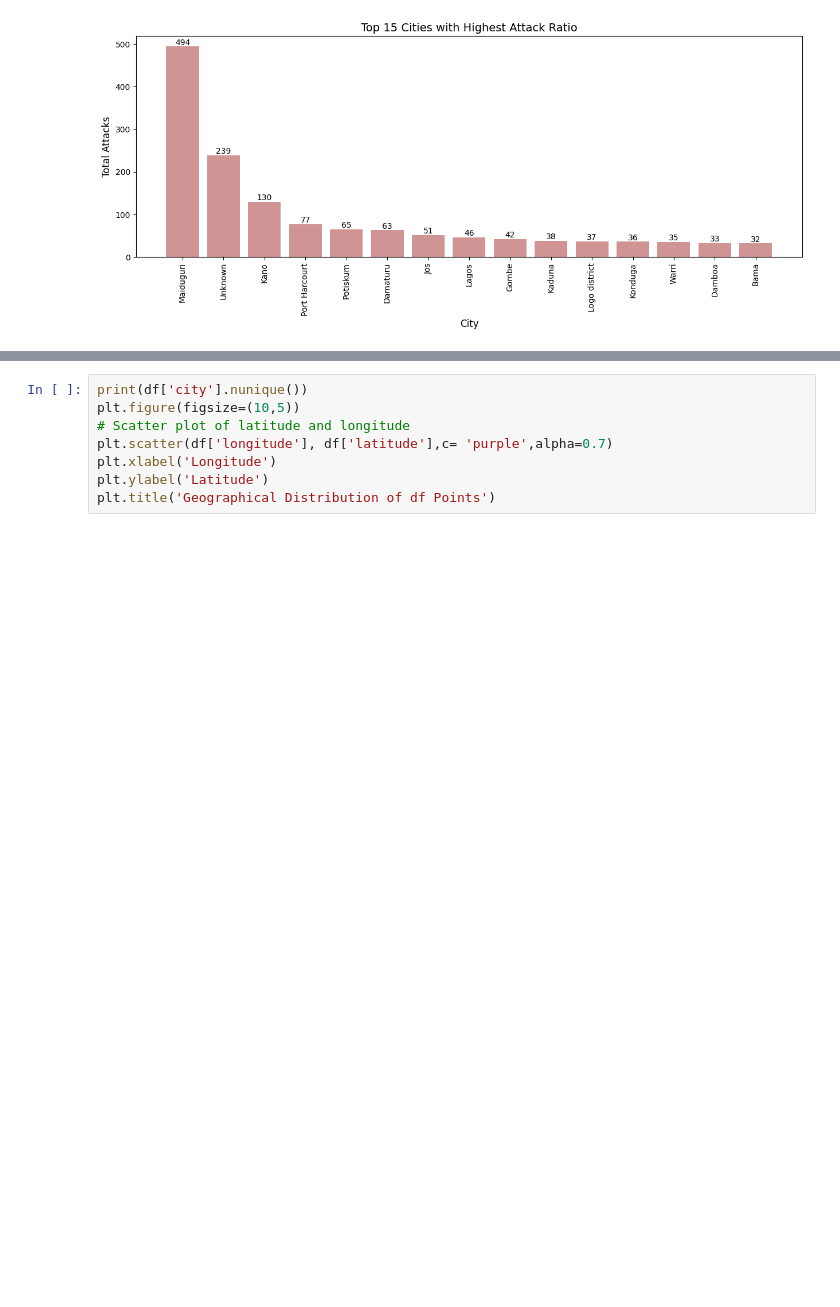
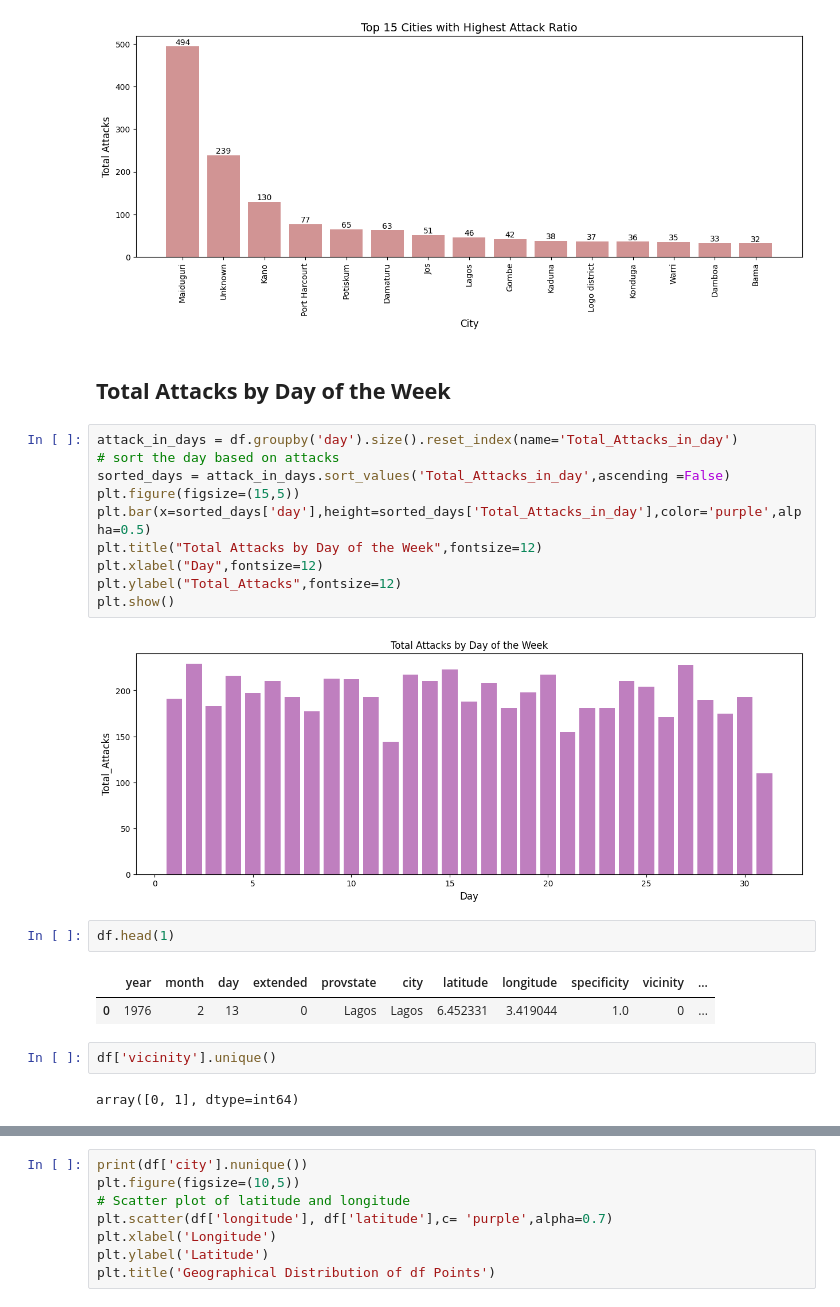
Before and after one commit to danishmeh/Project, a Jupyter notebook: omdena/3rd/terr.ipynb, the cells around one changed output, grey strips where cells are left out. Drawn from its saved outputs; the diff is of its cells as text; blank space fills up the shorter version.

```diff
--- a/omdena/3rd/terr.ipynb
+++ b/omdena/3rd/terr.ipynb
@@ -252,3 +252,26 @@ plt.title('Top 15 Cities with Highest Attack Ratio', fontsize=14)
 plt.show()
 # %% [output]
 [figure]
+# %% [markdown]
+## **Total Attacks by Day of the Week**
+# %%
+attack_in_days = df.groupby('day').size().reset_index(name='Total_Attacks_in_day')
+# sort the day based on attacks
+sorted_days = attack_in_days.sort_values('Total_Attacks_in_day',ascending =False)
+plt.figure(figsize=(15,5))
+plt.bar(x=sorted_days['day'],height=sorted_days['Total_Attacks_in_day'],color='purple',alpha=0.5)
+plt.title("Total Attacks by Day of the Week",fontsize=12)
+plt.xlabel("Day",fontsize=12)
+plt.ylabel("Total_Attacks",fontsize=12)
+plt.show()
+# %% [output]
+[figure, added]
+# %%
+df.head(1)
+# %% [output]
+|  | year | month | day | extended | provstate | city | latitude | longitude | specificity | vicinity | ... |
+| 0 | 1976 | 2 | 13 | 0 | Lagos | Lagos | 6.452331 | 3.419044 | 1.0 | 0 | ... |
+# %%
+df['vicinity'].unique()
+# %% [output]
+array([0, 1], dtype=int64)
```
Also changed, not shown: parts of 3 cells of this notebook.
